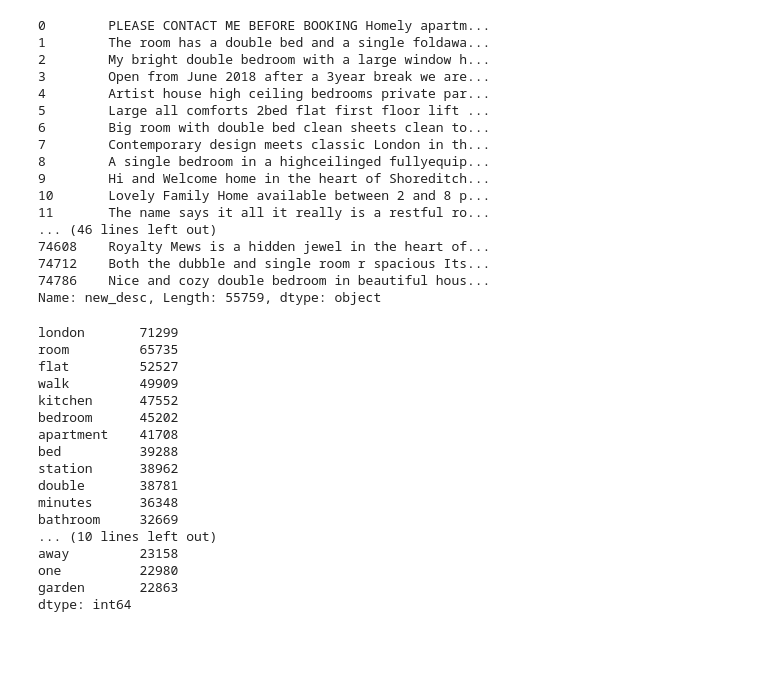
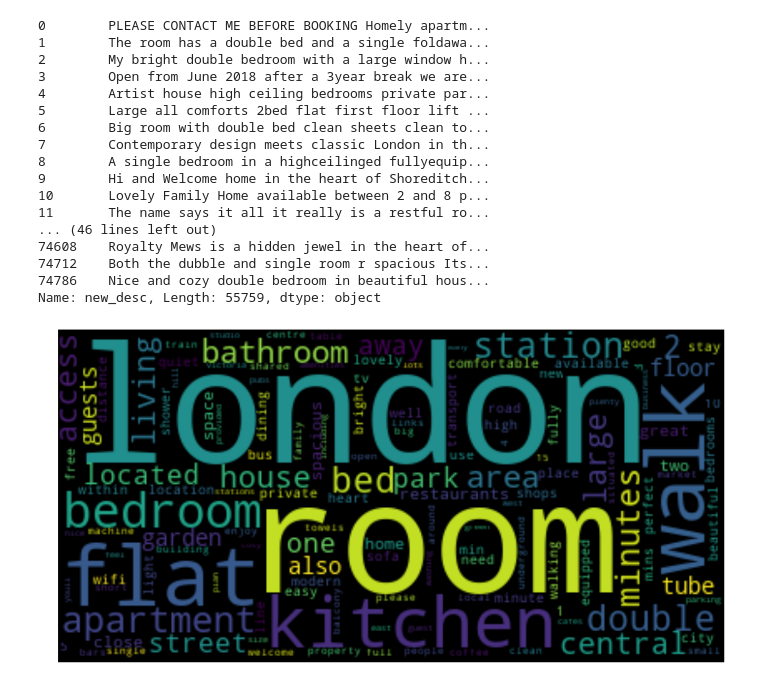
Before and after one commit to MUSSONT/Quick_Blog_Airbnb_Clean-Predict, a Jupyter notebook: newairbnb clean.ipynb, the cells around one changed output. Saved outputs shown, nothing was run; the diff lists cells and outputs as text; code cells hidden in the pictures; blank space fills up the shorter version.

Commit message:
uploading the latest version with wordcloud

```diff
--- a/newairbnb clean.ipynb
+++ b/newairbnb clean.ipynb
@@ -791,23 +800,9 @@ swords = list(stopwords.words('english'))
 wcount = pd.Series(' '.join(textdf["new_desc"]).lower().split()).value_counts()
 # %%
 log_assess = [x not in swords for x in wcount.index]
-# %%
-wcount[log_assess].head(25)
-# %% [output]
-london       71299
-room         65735
-flat         52527
-walk         49909
-kitchen      47552
-bedroom      45202
-apartment    41708
-bed          39288
-station      38962
-double       38781
-minutes      36348
-bathroom     32669
-... (10 lines left out)
-away         23158
-one          22980
-garden       22863
-dtype: int64
+# %%
+freqs = wcount[log_assess]
+# %%
+d = freqs.to_dict()
+# %%
+d = d[0]
@@ -813,0 +811,10 @@ dtype: int64
+# %%
+wordcloud = WordCloud()
+wordcloud.generate_from_frequencies(frequencies=d)
+
+plt.figure(figsize=(20,10))
+plt.imshow(wordcloud, interpolation="bilinear")
+plt.axis("off")
+plt.show()
+# %% [output]
+[figure, added]
```
Also changed, not shown: parts of 17 cells of this notebook.
